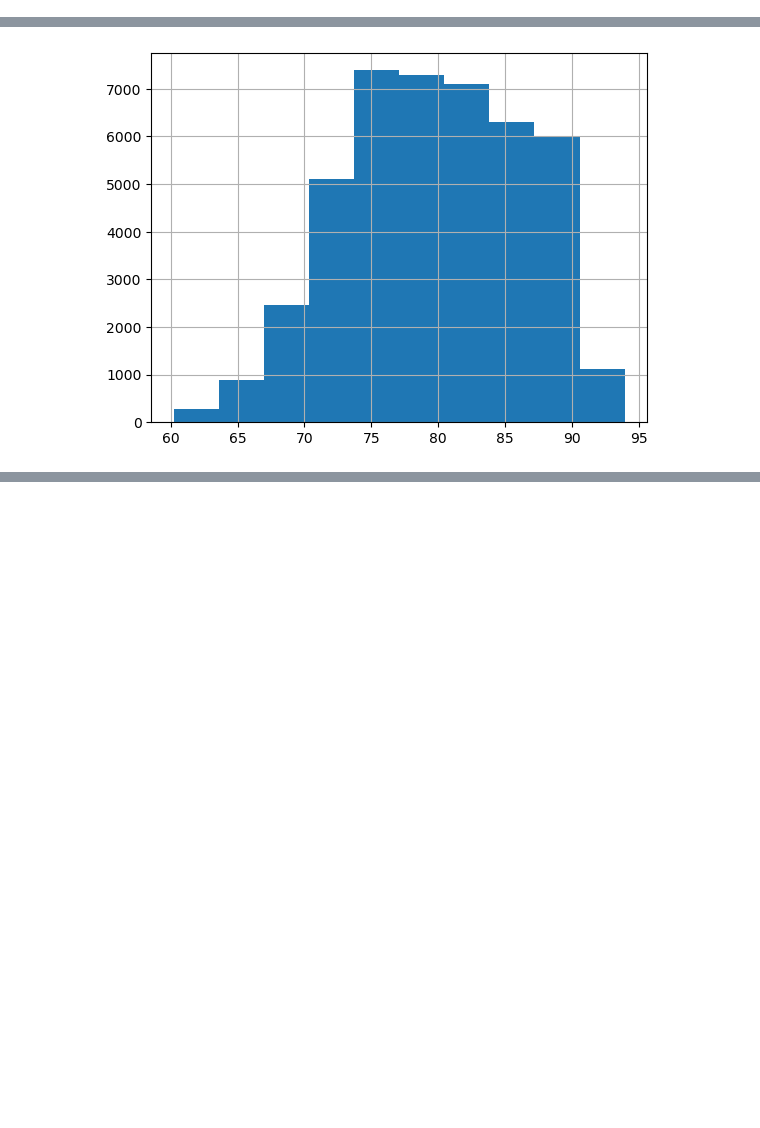
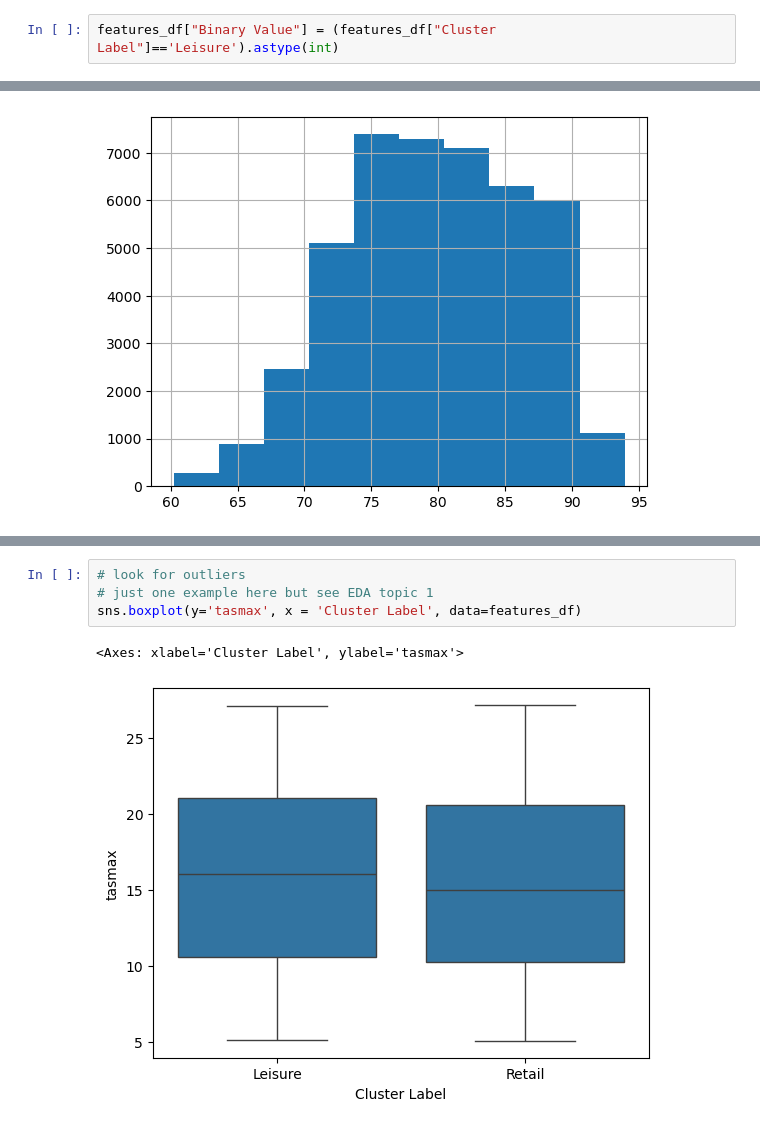
Before and after one commit to ClimatologyProjectProfile/crimetology, a Jupyter notebook: 3_logistic_regression/logistic_regression.ipynb, the cells around one changed output, grey strips where cells are left out. Cells and saved outputs as stored; diff of their text form; blank space fills up the shorter version.

```diff
--- a/3_logistic_regression/logistic_regression.ipynb
+++ b/3_logistic_regression/logistic_regression.ipynb
@@ -95,0 +110,2 @@ This yields 43934 rows of data for the logistic regression.
+# %%
+features_df["Binary Value"] = (features_df["Cluster Label"]=='Leisure').astype(int)
@@ -171,0 +220,7 @@ features_df["hurs"].hist()
+# %%
+# look for outliers
+# just one example here but see EDA topic 1
+sns.boxplot(y='tasmax', x = 'Cluster Label', data=features_df)
+# %% [output]
+<Axes: xlabel='Cluster Label', ylabel='tasmax'>
+[figure, added]
```
Also changed, not shown: parts of 31 cells of this notebook.
